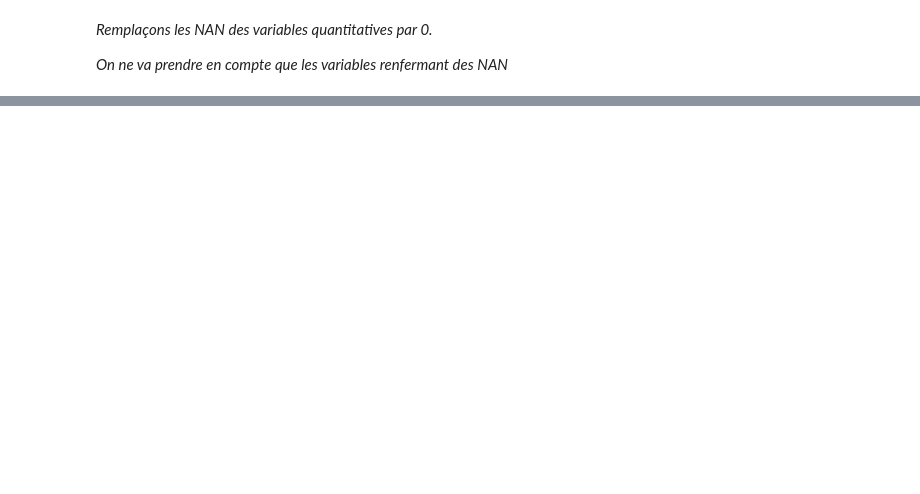
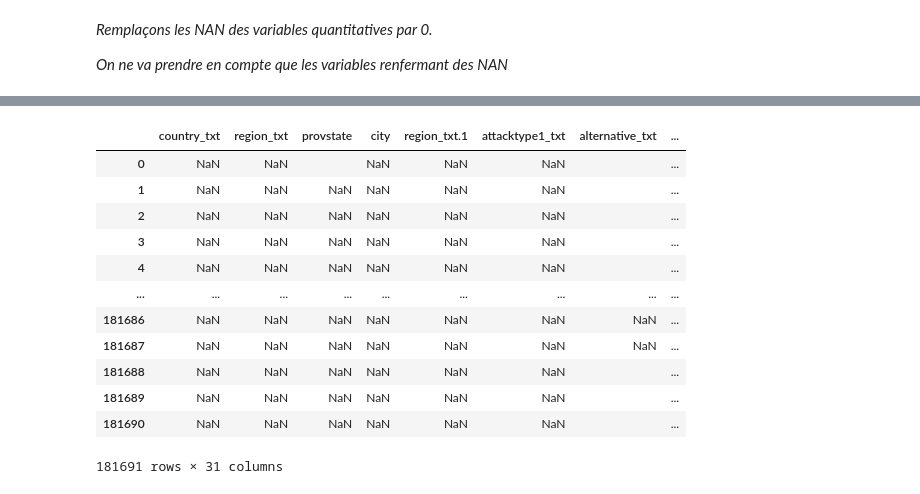
Before and after one commit to Oumar199/TerroristAttackDashboard, a Jupyter notebook: preprocessing.ipynb, the cells around one changed output, grey strips where cells are left out. Saved outputs shown, nothing was run; the diff lists cells and outputs as text; code cells hidden in the pictures; blank space fills up the shorter version.

```diff
--- a/preprocessing.ipynb
+++ b/preprocessing.ipynb
@@ -150,0 +138,18 @@ new_data
+# %%
+df = pd.read_csv("data/cleaned/terror2.csv")
+# %%
+df[df == " "]
+# %% [output]
+|  | country_txt | region_txt | provstate | city | region_txt.1 | attacktype1_txt | alternative_txt | ... |
+| 0 | NaN | NaN |  | NaN | NaN | NaN |  | ... |
+| 1 | NaN | NaN | NaN | NaN | NaN | NaN |  | ... |
+| 2 | NaN | NaN | NaN | NaN | NaN | NaN |  | ... |
+| 3 | NaN | NaN | NaN | NaN | NaN | NaN |  | ... |
+| 4 | NaN | NaN | NaN | NaN | NaN | NaN |  | ... |
+| ... | ... | ... | ... | ... | ... | ... | ... | ... |
+| 181686 | NaN | NaN | NaN | NaN | NaN | NaN | NaN | ... |
+| 181687 | NaN | NaN | NaN | NaN | NaN | NaN | NaN | ... |
+| 181688 | NaN | NaN | NaN | NaN | NaN | NaN |  | ... |
+| 181689 | NaN | NaN | NaN | NaN | NaN | NaN |  | ... |
+| 181690 | NaN | NaN | NaN | NaN | NaN | NaN |  | ... |
+181691 rows × 31 columns
```
Also changed, not shown: parts of 13 cells of this notebook.
